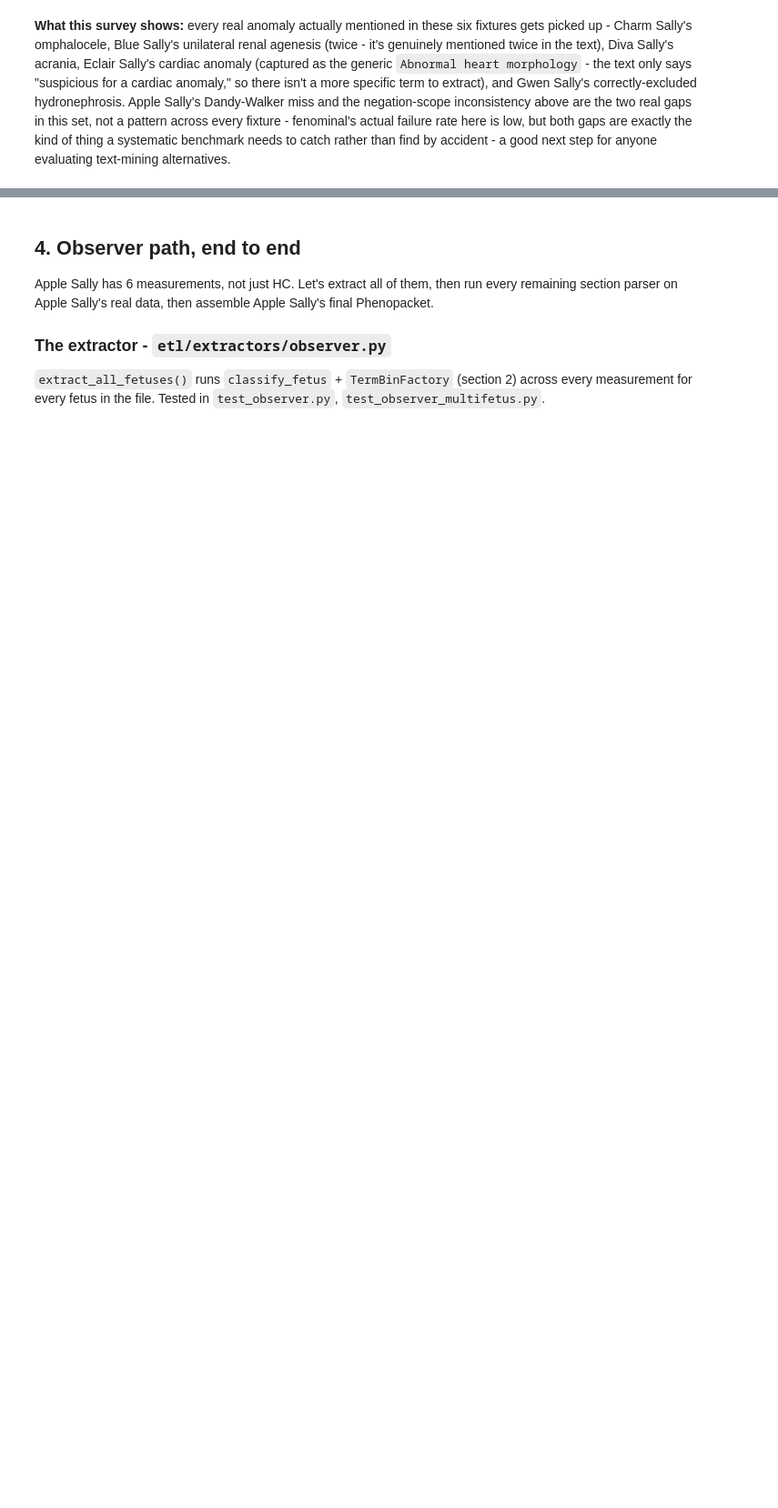
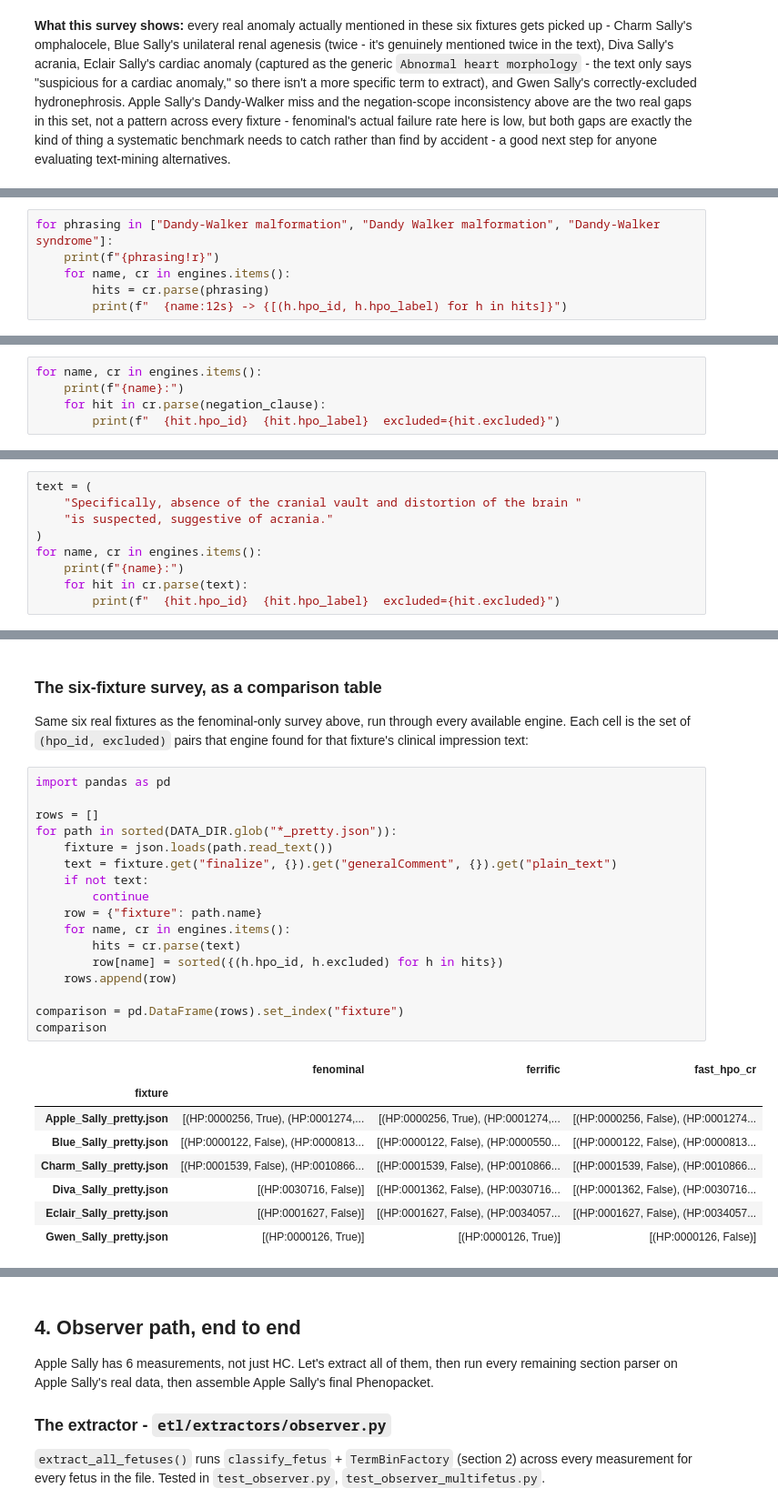
Before and after one commit to P2GX/prenatalppkt, a Jupyter notebook: walkthrough.ipynb, the cells around one changed output, grey strips where cells are left out. Shown at 91% size. Cells and saved outputs as stored; diff of their text form; blank space fills up the shorter version.

```diff
--- a/walkthrough.ipynb
+++ b/walkthrough.ipynb
@@ -262,0 +298,6 @@ for path in sorted(DATA_DIR.glob("*_pretty.json")):
+# %%
+for phrasing in ["Dandy-Walker malformation", "Dandy Walker malformation", "Dandy-Walker syndrome"]:
+    print(f"{phrasing!r}")
+    for name, cr in engines.items():
+        hits = cr.parse(phrasing)
+        print(f"  {name:12s} -> {[(h.hpo_id, h.hpo_label) for h in hits]}")
@@ -262,0 +323,5 @@ for path in sorted(DATA_DIR.glob("*_pretty.json")):
+# %%
+for name, cr in engines.items():
+    print(f"{name}:")
+    for hit in cr.parse(negation_clause):
+        print(f"  {hit.hpo_id}  {hit.hpo_label}  excluded={hit.excluded}")
@@ -262,0 +347,9 @@ for path in sorted(DATA_DIR.glob("*_pretty.json")):
+# %%
+text = (
+    "Specifically, absence of the cranial vault and distortion of the brain "
+    "is suspected, suggestive of acrania."
+)
+for name, cr in engines.items():
+    print(f"{name}:")
+    for hit in cr.parse(text):
+        print(f"  {hit.hpo_id}  {hit.hpo_label}  excluded={hit.excluded}")
@@ -262,0 +365,30 @@ for path in sorted(DATA_DIR.glob("*_pretty.json")):
+# %% [markdown]
+### The six-fixture survey, as a comparison table
+
+Same six real fixtures as the fenominal-only survey above, run through every available engine. Each cell is the set of `(hpo_id, excluded)` pairs that engine found for that fixture's clinical impression text:
+# %%
+import pandas as pd
+
+rows = []
+for path in sorted(DATA_DIR.glob("*_pretty.json")):
+    fixture = json.loads(path.read_text())
+    text = fixture.get("finalize", {}).get("generalComment", {}).get("plain_text")
+    if not text:
+        continue
+    row = {"fixture": path.name}
+    for name, cr in engines.items():
+        hits = cr.parse(text)
+        row[name] = sorted({(h.hpo_id, h.excluded) for h in hits})
+    rows.append(row)
+
+comparison = pd.DataFrame(rows).set_index("fixture")
+comparison
+# %% [output]
+|  | fenominal | ferrific | fast_hpo_cr |
+| fixture |  |  |  |
+| Apple_Sally_pretty.json | [(HP:0000256, True), (HP:0001274,... | [(HP:0000256, True), (HP:0001274,... | [(HP:0000256, False), (HP:0001274... |
+| Blue_Sally_pretty.json | [(HP:0000122, False), (HP:0000813... | [(HP:0000122, False), (HP:0000550... | [(HP:0000122, False), (HP:0000813... |
+| Charm_Sally_pretty.json | [(HP:0001539, False), (HP:0010866... | [(HP:0001539, False), (HP:0010866... | [(HP:0001539, False), (HP:0010866... |
+| Diva_Sally_pretty.json | [(HP:0030716, False)] | [(HP:0001362, False), (HP:0030716... | [(HP:0001362, False), (HP:0030716... |
+| Eclair_Sally_pretty.json | [(HP:0001627, False)] | [(HP:0001627, False), (HP:0034057... | [(HP:0001627, False), (HP:0034057... |
+| Gwen_Sally_pretty.json | [(HP:0000126, True)] | [(HP:0000126, True)] | [(HP:0000126, False)] |
```
Also changed, not shown: parts of 24 cells of this notebook.
